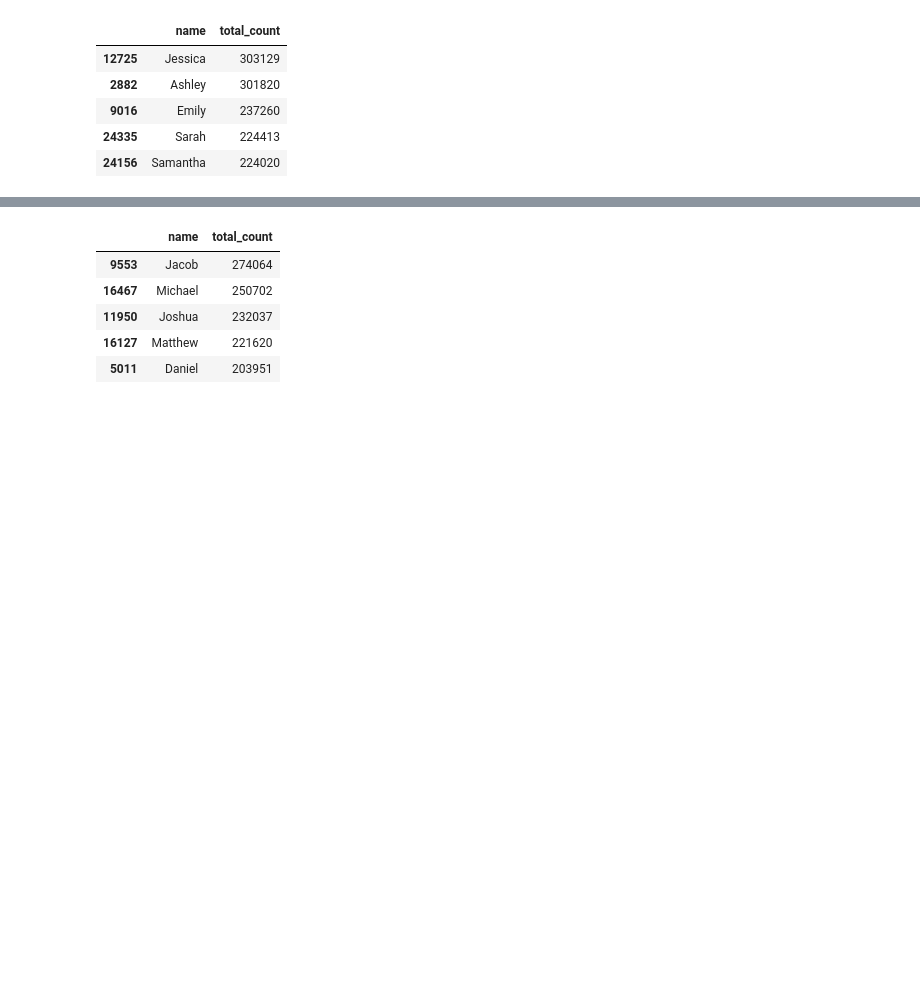
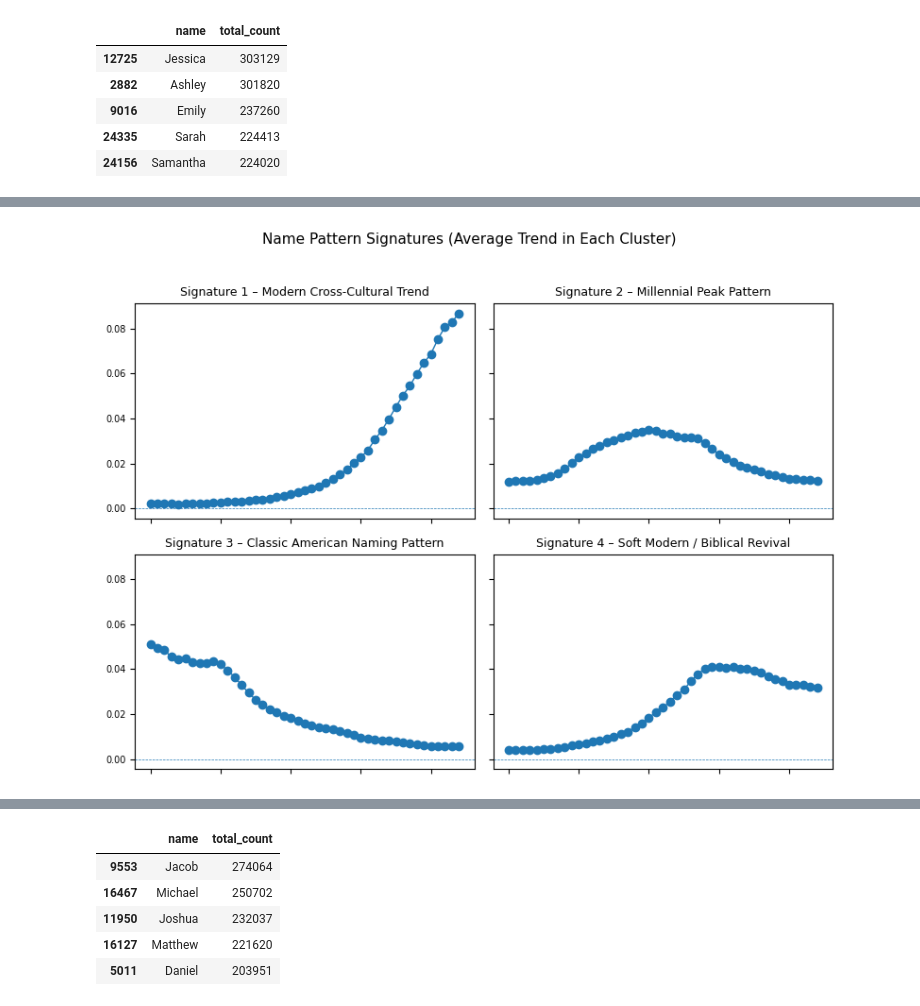
Before and after one commit to mclary-claritywithdata/malcolm_effect, a Jupyter notebook: TheMalcolmEffect.ipynb, the cells around one changed output, grey strips where cells are left out. Cells and saved outputs as stored; diff of their text form; code cells hidden in the pictures; blank space fills up the shorter version.

```diff
--- a/TheMalcolmEffect.ipynb
+++ b/TheMalcolmEffect.ipynb
@@ -845,0 +864,38 @@ Text(0.5, 1.0, 'Top 10 Male Names in the 2020s')
+# %%
+import matplotlib.pyplot as plt
+import numpy as np
+
+# If you have a list/array of years, use it here.
+# Otherwise we’ll just use feature indices.
+try:
+    x_vals = np.array(year)  # or whatever your list of years is called
+except NameError:
+    x_vals = np.arange(centers.shape[1])
+
+sig_titles = [
+    "Signature 1 – Modern Cross-Cultural Trend",
+    "Signature 2 – Millennial Peak Pattern",
+    "Signature 3 – Classic American Naming Pattern",
+    "Signature 4 – Soft Modern / Biblical Revival",
+]
+
+fig, axes = plt.subplots(2, 2, figsize=(8, 6), sharex=True, sharey=True)
+
+for i, ax in enumerate(axes.ravel()):
+    ax.plot(x_vals, centers[i], marker="o", linewidth=1)
+    ax.axhline(0, linestyle="--", linewidth=0.5)
+
+    ax.set_title(sig_titles[i], fontsize=9)
+    ax.tick_params(axis="both", labelsize=7)
+
+    # Hide most x-ticks for a cleaner IG look
+    if i in (2, 3):  # only bottom row shows x labels
+        ax.tick_params(axis="x", labelrotation=45)
+    else:
+        ax.set_xticklabels([])
+
+fig.suptitle("Name Pattern Signatures (Average Trend in Each Cluster)", fontsize=11)
+fig.tight_layout(rect=[0, 0, 1, 0.96])
+plt.show()
+# %% [output]
+[figure, added]
```
Also changed, not shown: parts of 25 cells of this notebook.
